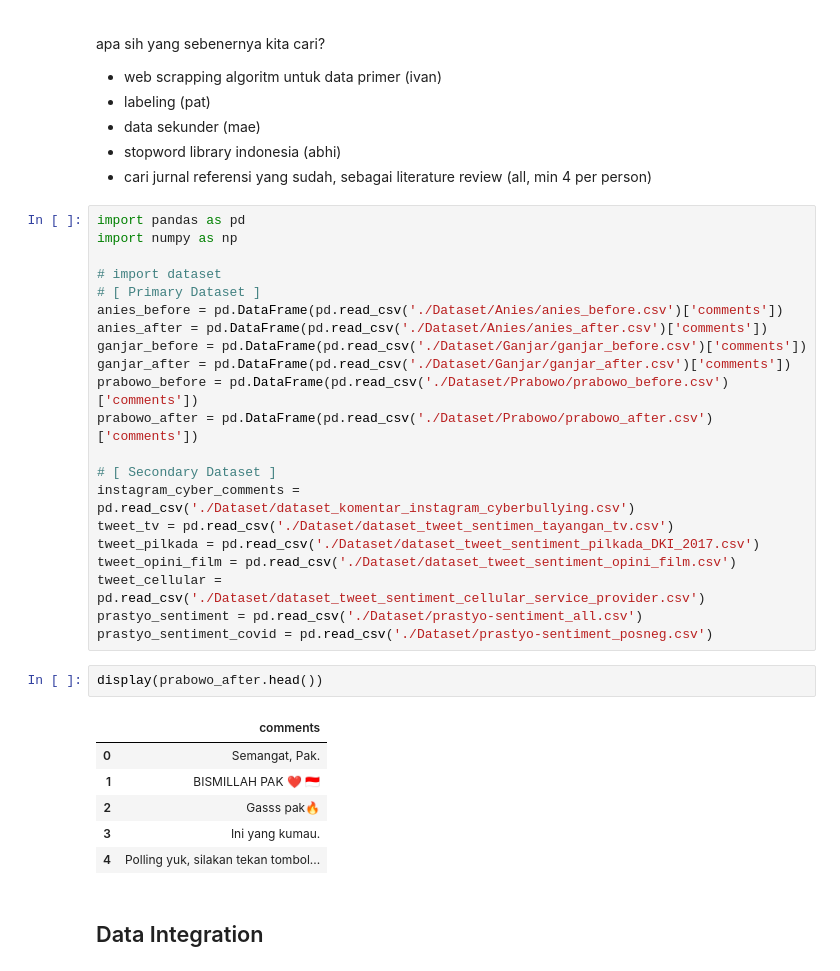
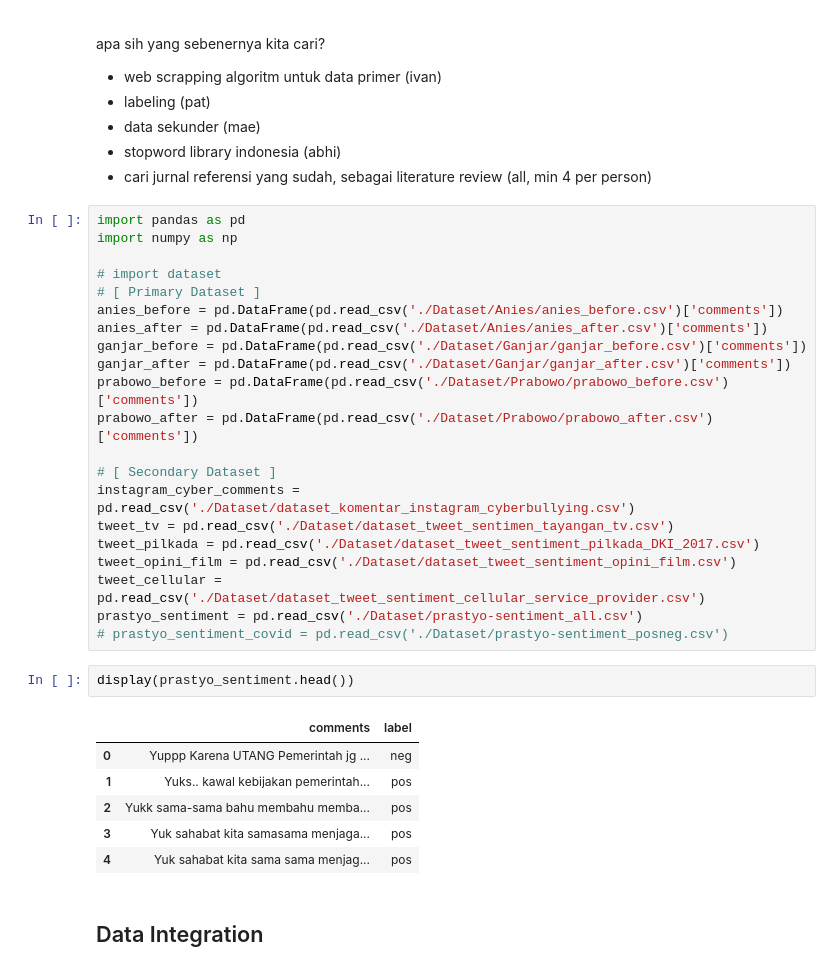
Before and after one commit to AureliusIvan/Sentiment-Analysis-of-Indonesia-Presidential-Election-2024-based-on-Instagram-Comments, a Jupyter notebook: NB.ipynb, the cells around one changed output. Cells and saved outputs as stored; diff of their text form.

```diff
--- a/NB.ipynb
+++ b/NB.ipynb
@@ -48,16 +48,16 @@ tweet_pilkada = pd.read_csv('./Dataset/dataset_tweet_sentiment_pilkada_DKI_2017.
 tweet_opini_film = pd.read_csv('./Dataset/dataset_tweet_sentiment_opini_film.csv')
 tweet_cellular = pd.read_csv('./Dataset/dataset_tweet_sentiment_cellular_service_provider.csv')
 prastyo_sentiment = pd.read_csv('./Dataset/prastyo-sentiment_all.csv')
-prastyo_sentiment_covid = pd.read_csv('./Dataset/prastyo-sentiment_posneg.csv')
+# prastyo_sentiment_covid = pd.read_csv('./Dataset/prastyo-sentiment_posneg.csv')
 # %%
-display(prabowo_after.head())
+display(prastyo_sentiment.head())
 # %% [output]
-|  | comments |
-| 0 | Semangat, Pak. |
-| 1 | BISMILLAH PAK ❤️ 🇮🇩 |
-| 2 | Gasss pak🔥 |
-| 3 | Ini yang kumau. |
-| 4 | Polling yuk, silakan tekan tombol... |
+|  | comments | label |
+| 0 | Yuppp Karena UTANG Pemerintah jg ... | neg |
+| 1 | Yuks.. kawal kebijakan pemerintah... | pos |
+| 2 | Yukk sama-sama bahu membahu memba... | pos |
+| 3 | Yuk sahabat kita samasama menjaga... | pos |
+| 4 | Yuk sahabat kita sama sama menjag... | pos |
 # %% [markdown]
 ## Data Integration
 # %%
```
Also changed, not shown: parts of 32 cells of this notebook, 5 other files.
